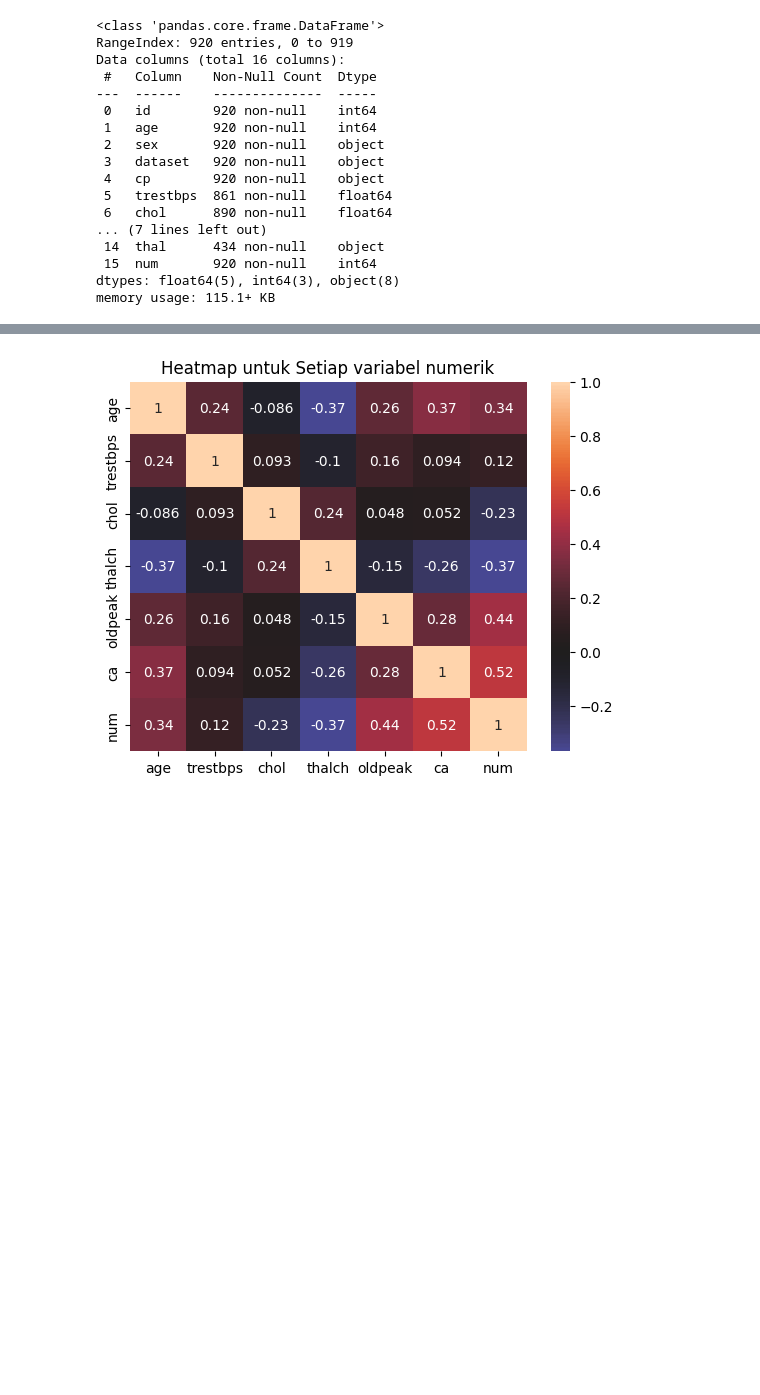
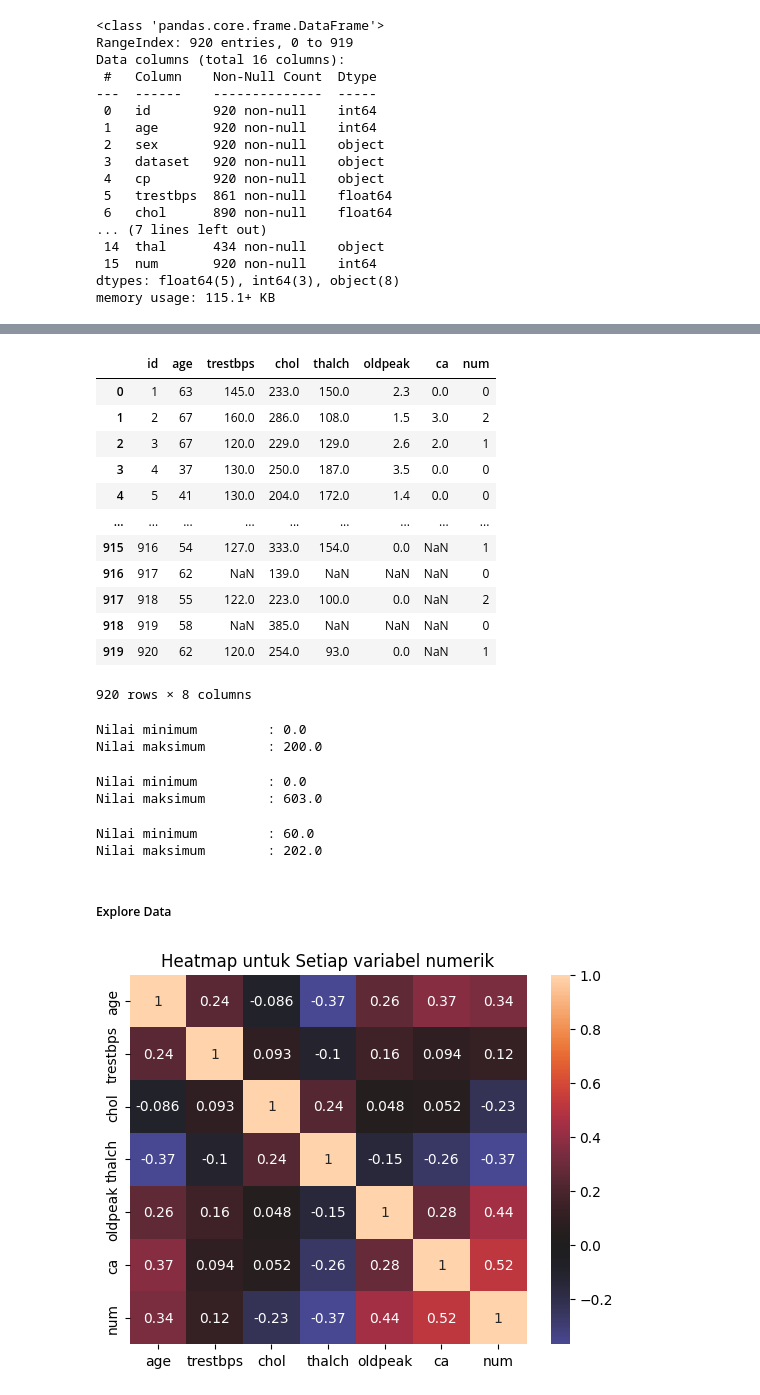
Before and after one commit to melindasaf/050_Angrayni-Melinda-S_POSTTEST-2-PDAB, a Jupyter notebook: 050_Angrayni_Melinda_S_Posttest_2.ipynb, the cells around one changed output, grey strips where cells are left out. Cells and saved outputs as stored; diff of their text form; code cells hidden in the pictures; blank space fills up the shorter version.

```diff
--- a/050_Angrayni_Melinda_S_Posttest_2.ipynb
+++ b/050_Angrayni_Melinda_S_Posttest_2.ipynb
@@ -489,0 +544,16 @@ df2.describe()
+# %%
+df2.select_dtypes(include=np.number)
+# %% [output]
+|  | id | age | trestbps | chol | thalch | oldpeak | ca | num |
+| 0 | 1 | 63 | 145.0 | 233.0 | 150.0 | 2.3 | 0.0 | 0 |
+| 1 | 2 | 67 | 160.0 | 286.0 | 108.0 | 1.5 | 3.0 | 2 |
+| 2 | 3 | 67 | 120.0 | 229.0 | 129.0 | 2.6 | 2.0 | 1 |
+| 3 | 4 | 37 | 130.0 | 250.0 | 187.0 | 3.5 | 0.0 | 0 |
+| 4 | 5 | 41 | 130.0 | 204.0 | 172.0 | 1.4 | 0.0 | 0 |
+| ... | ... | ... | ... | ... | ... | ... | ... | ... |
+| 915 | 916 | 54 | 127.0 | 333.0 | 154.0 | 0.0 | NaN | 1 |
+| 916 | 917 | 62 | NaN | 139.0 | NaN | NaN | NaN | 0 |
+| 917 | 918 | 55 | 122.0 | 223.0 | 100.0 | 0.0 | NaN | 2 |
+| 918 | 919 | 58 | NaN | 385.0 | NaN | NaN | NaN | 0 |
+| 919 | 920 | 62 | 120.0 | 254.0 | 93.0 | 0.0 | NaN | 1 |
+920 rows × 8 columns
@@ -490,3 +566,20 @@ df2.describe()
+# %%
+tampil("trestbps")
+# %% [output]
+Nilai minimum         : 0.0
+Nilai maksimum        : 200.0
+# %%
+tampil("chol")
+# %% [output]
+Nilai minimum         : 0.0
+Nilai maksimum        : 603.0
+# %%
+tampil("thalch")
+# %% [output]
+Nilai minimum         : 60.0
+Nilai maksimum        : 202.0
+# %% [markdown]
+##### Explore Data
 # %%
 sns.heatmap(
     df2[['age', 'trestbps', 'chol', 'thalch', 'oldpeak', 'ca', 'num']].corr(),
```
Also changed, not shown: parts of 26 cells of this notebook.
